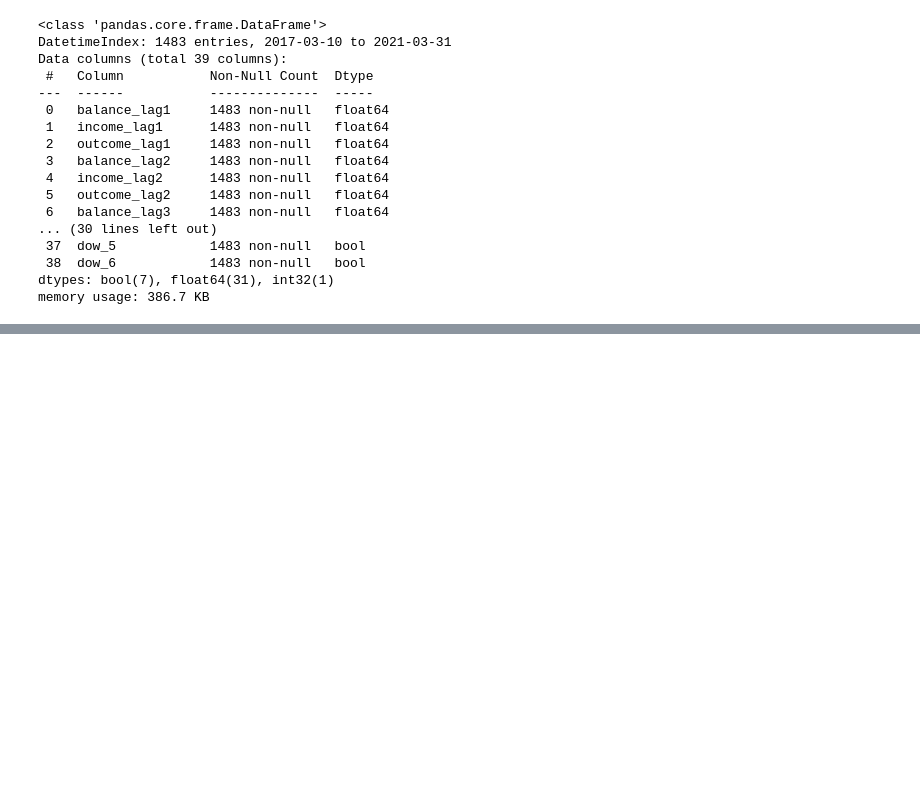
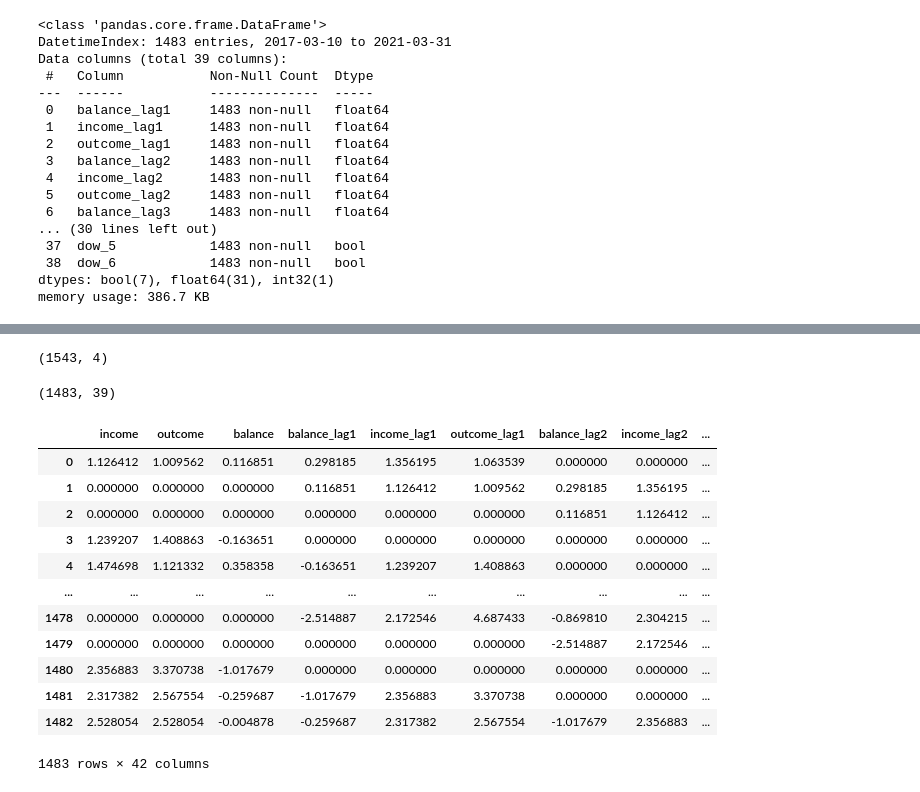
Before and after one commit to polyson28/TS_project, a Jupyter notebook: data_analysis.ipynb, the cells around one changed output, grey strips where cells are left out. Cells and saved outputs as stored; diff of their text form; code cells hidden in the pictures; blank space fills up the shorter version.

```diff
--- a/data_analysis.ipynb
+++ b/data_analysis.ipynb
@@ -14,3 +13,6 @@ The autoreload extension is already loaded. To reload it, use:
+# %%
+pd.set_option('display.max_columns', 50)
+pd.set_option('display.max_rows', 100)
 # %%
 data = pd.read_excel('Project 2_2023.xlsx', sheet_name='Data', parse_dates=True)
 data.columns = data.columns.str.lower()
@@ -61,0 +74,25 @@ memory usage: 386.7 KB
+# %%
+data.shape
+# %% [output]
+(1543, 4)
+# %%
+data_more.shape
+# %% [output]
+(1483, 39)
+# %%
+data_all = data.copy().merge(data_more.copy().dropna(), on=['date'], how='inner').sort_values(by='date').drop(['date'], axis=1)
+data_all
+# %% [output]
+|  | income | outcome | balance | balance_lag1 | income_lag1 | outcome_lag1 | balance_lag2 | income_lag2 | ... |
+| 0 | 1.126412 | 1.009562 | 0.116851 | 0.298185 | 1.356195 | 1.063539 | 0.000000 | 0.000000 | ... |
+| 1 | 0.000000 | 0.000000 | 0.000000 | 0.116851 | 1.126412 | 1.009562 | 0.298185 | 1.356195 | ... |
+| 2 | 0.000000 | 0.000000 | 0.000000 | 0.000000 | 0.000000 | 0.000000 | 0.116851 | 1.126412 | ... |
+| 3 | 1.239207 | 1.408863 | -0.163651 | 0.000000 | 0.000000 | 0.000000 | 0.000000 | 0.000000 | ... |
+| 4 | 1.474698 | 1.121332 | 0.358358 | -0.163651 | 1.239207 | 1.408863 | 0.000000 | 0.000000 | ... |
+| ... | ... | ... | ... | ... | ... | ... | ... | ... | ... |
+| 1478 | 0.000000 | 0.000000 | 0.000000 | -2.514887 | 2.172546 | 4.687433 | -0.869810 | 2.304215 | ... |
+| 1479 | 0.000000 | 0.000000 | 0.000000 | 0.000000 | 0.000000 | 0.000000 | -2.514887 | 2.172546 | ... |
+| 1480 | 2.356883 | 3.370738 | -1.017679 | 0.000000 | 0.000000 | 0.000000 | 0.000000 | 0.000000 | ... |
+| 1481 | 2.317382 | 2.567554 | -0.259687 | -1.017679 | 2.356883 | 3.370738 | 0.000000 | 0.000000 | ... |
+| 1482 | 2.528054 | 2.528054 | -0.004878 | -0.259687 | 2.317382 | 2.567554 | -1.017679 | 2.356883 | ... |
+1483 rows × 42 columns
```
Also changed, not shown: parts of 4 cells of this notebook.
